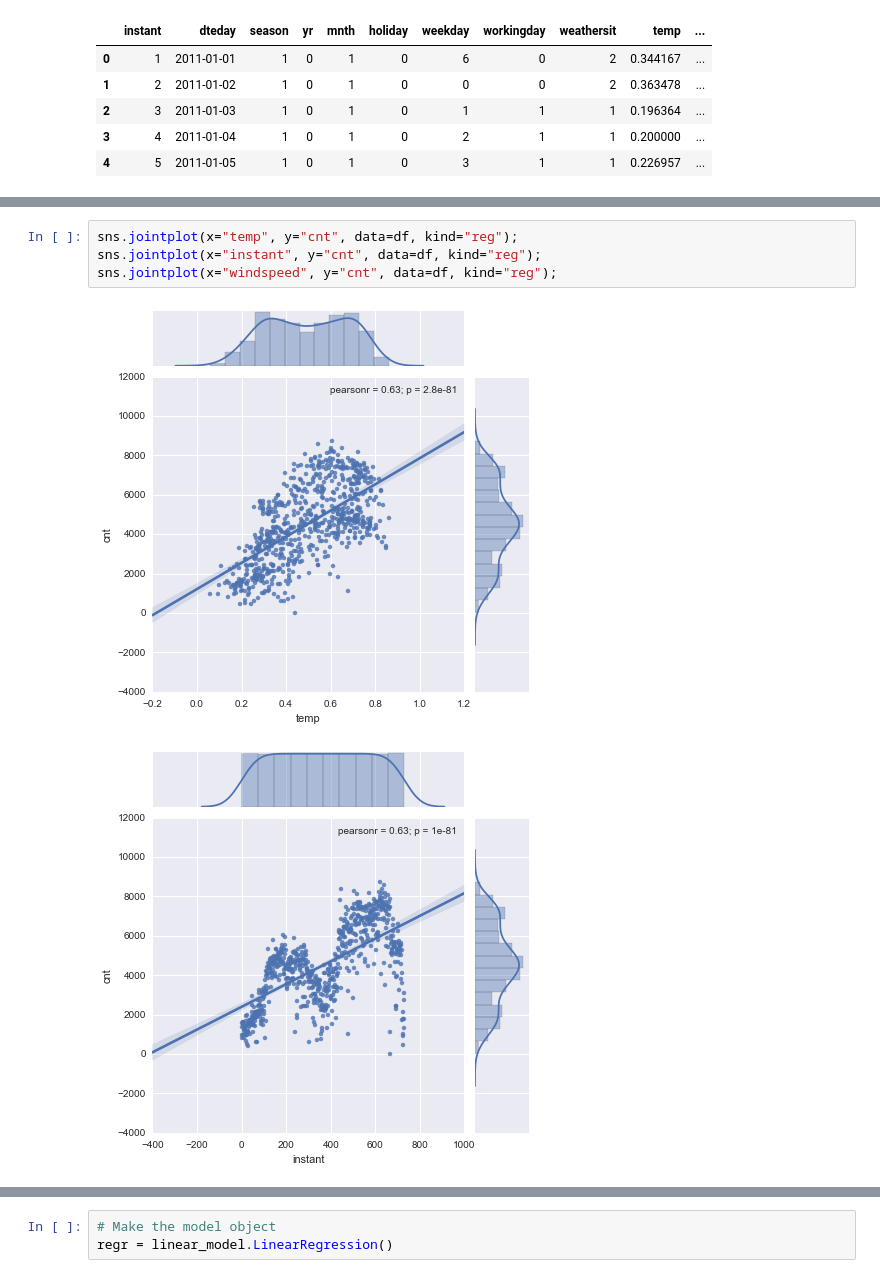
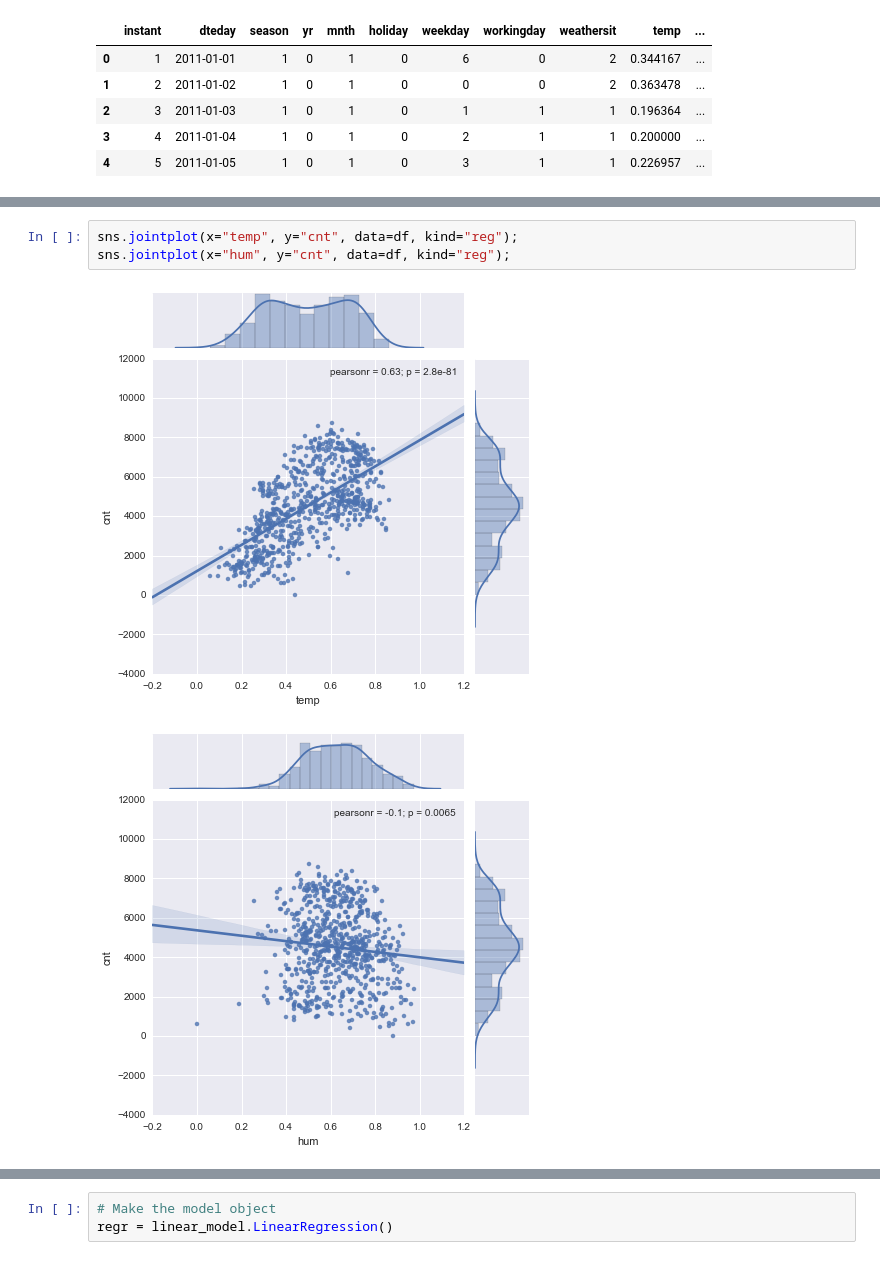
Before and after one commit to ggharry/regression-project, a Jupyter notebook: bikeDay.ipynb, the cells around one changed output, grey strips where cells are left out. Saved outputs shown, nothing was run; the diff lists cells and outputs as text.

```diff
--- a/bikeDay.ipynb
+++ b/bikeDay.ipynb
@@ -47,8 +47,7 @@ df.describe()
 | max | 731.000000 | 4.000000 | 1.000000 | 12.000000 | 1.000000 | 6.000000 | 1.000000 | 3.000000 | 0.861667 | 0.840896 | ... |
 # %%
 sns.jointplot(x="temp", y="cnt", data=df, kind="reg");
-sns.jointplot(x="instant", y="cnt", data=df, kind="reg");
-sns.jointplot(x="windspeed", y="cnt", data=df, kind="reg");
+sns.jointplot(x="hum", y="cnt", data=df, kind="reg");
 # %% [output]
 [figure]
-[figure, old version]
+[figure, new version]
```
Also changed, not shown: parts of 3 cells of this notebook.
